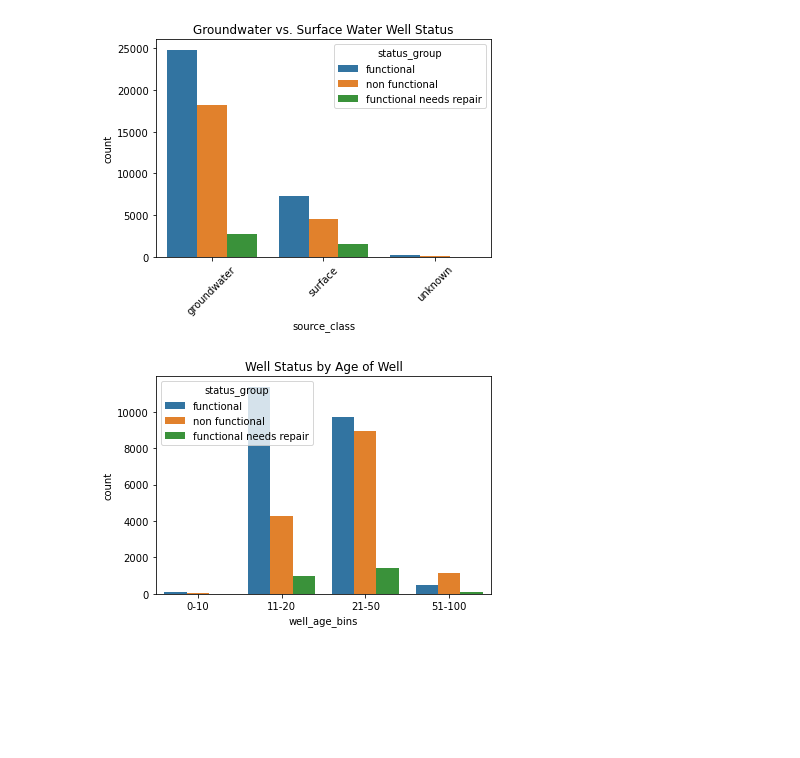
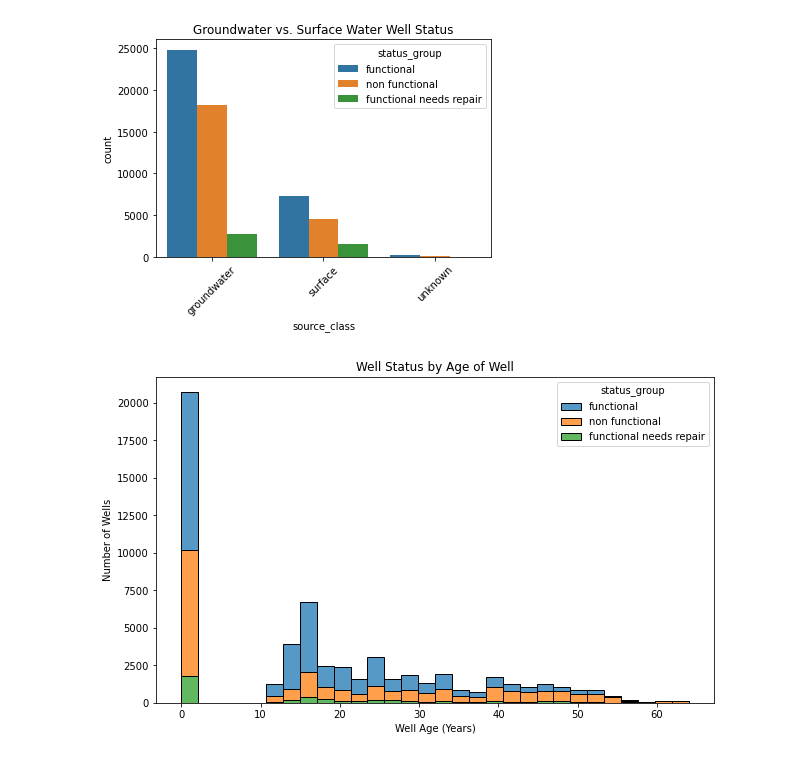
Before and after one commit to Ketty-Odero/Tanzanian-Water-Wells-Prediction-Model, a Jupyter notebook: notebooks/exploratory2.ipynb, the cells around one changed output. Saved outputs shown, nothing was run; the diff lists cells and outputs as text; code cells hidden in the pictures; blank space fills up the shorter version.

```diff
--- a/notebooks/exploratory2.ipynb
+++ b/notebooks/exploratory2.ipynb
@@ -76,5 +76,16 @@ status_group             0
 dtype: int64
 # %%
 # Create a new feature: Age of the well
-train_data['well_age'] = 2023 - train_data['construction_year']
-train_data['well_age'] = train_data['well_age'].replace({2023: 0})  # Replace invalid years
+from datetime import datetime
+
+# Dynamically calculate the current year
+current_year = datetime.now().year
+
+# Create a new feature: Age of the well
+train_data['well_age'] = current_year - train_data['construction_year']
+
+# Replace invalid or missing years with 0
+train_data['well_age'] = train_data['well_age'].replace({current_year: 0})
+
+# Verify
+print(train_data[['construction_year', 'well_age']].head())
@@ -115,9 +137,18 @@ plt.show()
 [figure]
 # %%
 #Well age and failure
-train_data['well_age_bins'] = pd.cut(train_data['well_age'], bins=[0, 10, 20, 50, 100], labels=['0-10', '11-20', '21-50', '51-100'])
-sns.countplot(data=train_data, x='well_age_bins', hue='status_group')
+# Histogram plot of well age by status_group
+plt.figure(figsize=(10, 6))
+sns.histplot(
+    data=train_data,
+    x='well_age',
+    hue='status_group',
+    multiple='stack',
+    bins=30
+)
 plt.title("Well Status by Age of Well")
+plt.xlabel('Well Age (Years)')
+plt.ylabel('Number of Wells')
 plt.show()
 # %% [output]
-[figure, old version]
+[figure, new version]
```
Also changed, not shown: parts of 2 cells of this notebook.
